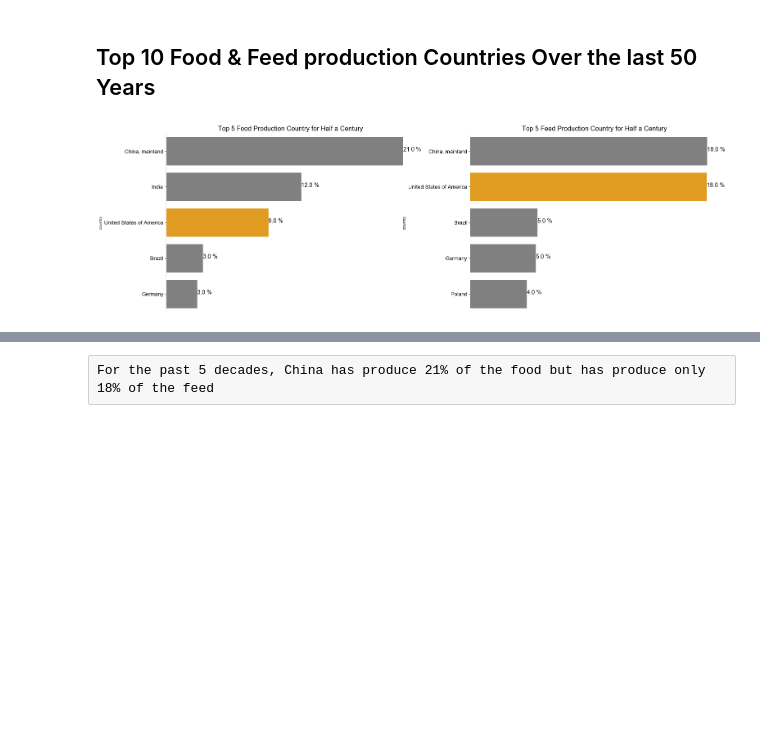
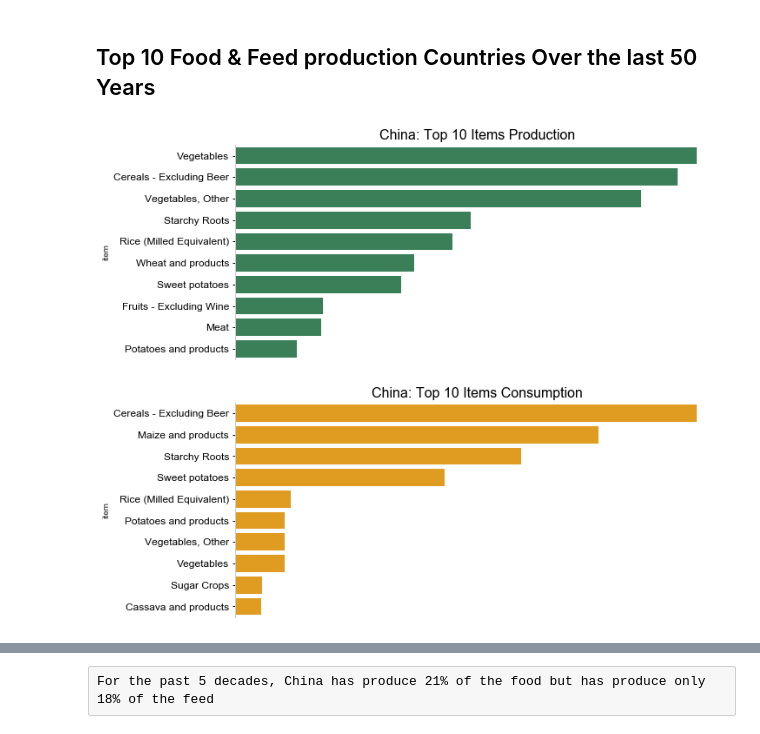
Before and after one commit to H-Nike/Kaggle_project, a Jupyter notebook: Food we Grow/Food we Grow.ipynb, the cells around one changed output, grey strips where cells are left out. Cells and saved outputs as stored; diff of their text form; code cells hidden in the pictures; blank space fills up the shorter version.

```diff
--- a/Food we Grow/Food we Grow.ipynb
+++ b/Food we Grow/Food we Grow.ipynb
@@ -30,6 +26,8 @@ df.rename({'variable':'year','value':'quantity','area':'country'},axis=1,inplace
 # %%
 # Removing the Y from the numbers in df.year
 df.year = df.year.str.replace('Y','')
+df.country = df.country.replace ({'China, mainland': 'China','United States of America':'USA',
+                                 'United Kingdom':'UK'})
 # %%
 df.head(2)
 # %% [output]
@@ -185,36 +119,36 @@ rank_plot_2(ed_feed,'Feed',4,None)
 # %% [markdown]
 ## Top 10 Food & Feed production Countries Over the last 50 Years
 # %%
-def top_food_feed_cty (data1,data2,n_col):
+def top_food_feed_cty (data1,country,data2,n_col):
 
-    d1 = data1.groupby('country')['quantity'].sum().reset_index().sort_values(by='quantity',ascending=False)
-    d2 = data2.groupby('country')['quantity'].sum().reset_index().sort_values(by='quantity',ascending=False)
+    d1 = data1[data1.country == country].groupby('item')['quantity'].sum().reset_index().sort_values(by='quantity',ascending=False)
+    d2 = data2[data2.country == country].groupby('item')['quantity'].sum().reset_index().sort_values(by='quantity',ascending=False)
 
-    f,(ax1,ax2) = plt.subplots(1,2,figsize=(10,8))
-    sns.barplot(x = 'quantity', y = 'country', data= d1.head(n_col),orient='h',
-                    palette=['gray','grey','orange','gray','gray'],ax=ax1)
-    sns.barplot(x = 'quantity', y = 'country', data= d2.head(n_col),orient='h',
-                    palette=['gray','orange','gray','gray','gray'],ax=ax2)
+    f,(ax1,ax2) = plt.subplots(2,1,figsize=(10,10))
+    sns.barplot(x = 'quantity', y = 'item', data= d1.head(n_col),orient='h',
+                    palette=['seagreen'],ax=ax1)
+    sns.barplot(x = 'quantity', y = 'item', data= d2.head(n_col),orient='h',
+                    palette=['orange'],ax=ax2)
     #top_food_prod.head().plot(kind = 'barh',ax=ax,color='slategray',legend=None,width= 0.8)
     axes = [ax1,ax2]
     d = [d1,d2]
     for j in range(len(axes)):
-        for i in axes[j].patches:
-            axes[j].text(i.get_width()+120, i.get_y()+.40, \
-                str(round(((i.get_width())*100)/d[j].quantity.sum()))+' %', fontsize=14, color='black',alpha=1)
+        #for i in axes[j].patches:
+          #  axes[j].text(i.get_width()+120, i.get_y()+.40)#, \
+                #str(round(((i.get_width())*100)/d[j].quantity.sum()))+' %', fontsize=14, color='black',alpha=1)
         #Set ylabel
         #ax.set_yticklabels(top_food_prod.head().country.values)
         # invert for largest on top
         #ax.invert_yaxis()
-        kwargs= {'length':3, 'width':1, 'colors':'black','labelsize':13}
+        kwargs= {'length':3, 'width':1, 'colors':'black','labelsize':12,}
         axes[j].tick_params(**kwargs)
         x_axis = axes[j].axes.get_xaxis().set_visible(False)
-        text = ['Food','Feed']
-        axes[j].set_title ('Top 5 '+ text[j] +' Production Country for Half a Century',color='black',fontsize=16)
-        f.subplots_adjust(wspace=0.22,right=2,hspace=0.4)
-        sns.despine(bottom=True)
+        text = ['Production','Consumption']
+        axes[j].set_title (country+':' + ' Top 10 Items ' + text[j],color='black',fontsize=16)
+        f.subplots_adjust(wspace=0.3,hspace=0.2)
+        sns.despine(left=False,bottom=True)
     return plt.show()
 # %%
-top_food_feed_cty(df_food,df_feed,5)
+top_food_feed_cty(df_food,'China',df_feed,10)
 # %% [output]
-[figure, old version]
+[figure, new version]
```
Also changed, not shown: parts of 39 cells of this notebook, 3 other files.
